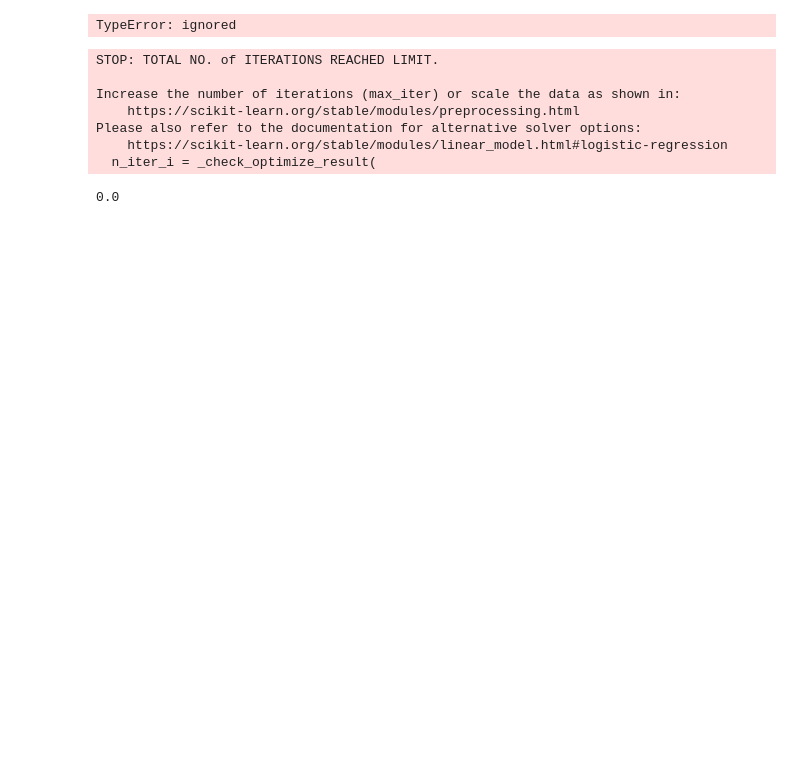
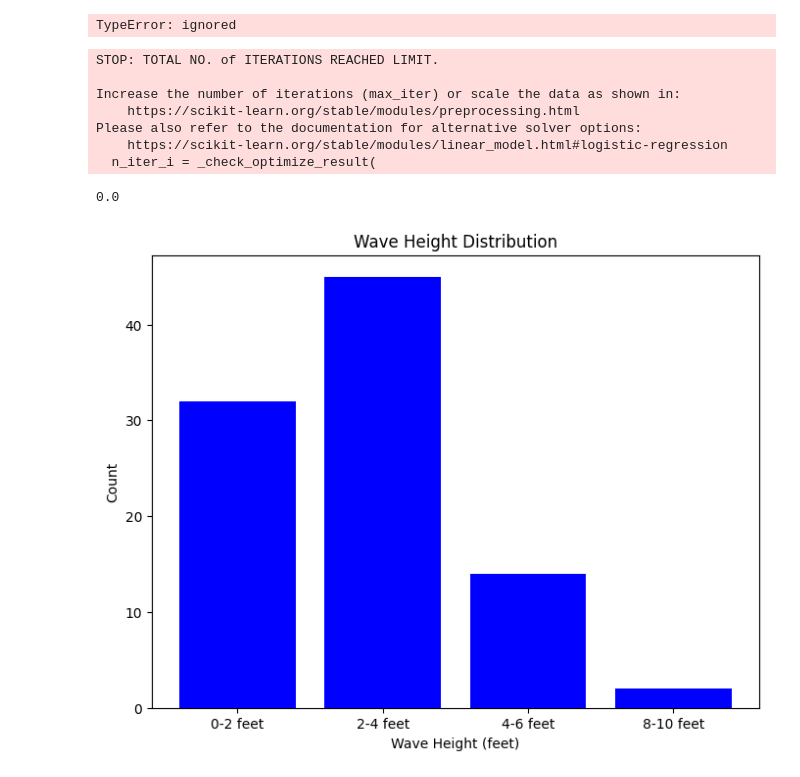
Before and after one commit to HenryWatson11/WaveDetectorInator3000, a Jupyter notebook: WaveDetetorModelMK2.ipynb, the cells around one changed output. Cells and saved outputs as stored; diff of their text form; code cells hidden in the pictures; blank space fills up the shorter version.

```diff
--- a/WaveDetetorModelMK2.ipynb
+++ b/WaveDetetorModelMK2.ipynb
@@ -279,3 +310,19 @@ Please also refer to the documentation for alternative solver options:
     https://scikit-learn.org/stable/modules/linear_model.html#logistic-regression
   n_iter_i = _check_optimize_result(
 0.0
+# %%
+import matplotlib.pyplot as plt
+
+# Data
+wave_heights = ['0-2 feet', '2-4 feet', '4-6 feet', '8-10 feet']
+wave_counts = [32, 45, 14, 2]
+
+# Plotting the bar chart
+plt.figure(figsize=(8, 6))
+plt.bar(wave_heights, wave_counts, color='blue')
+plt.title('Wave Height Distribution')
+plt.xlabel('Wave Height (feet)')
+plt.ylabel('Count')
+plt.show()
+# %% [output]
+[figure, added]
```
Also changed, not shown: parts of 23 cells of this notebook.
